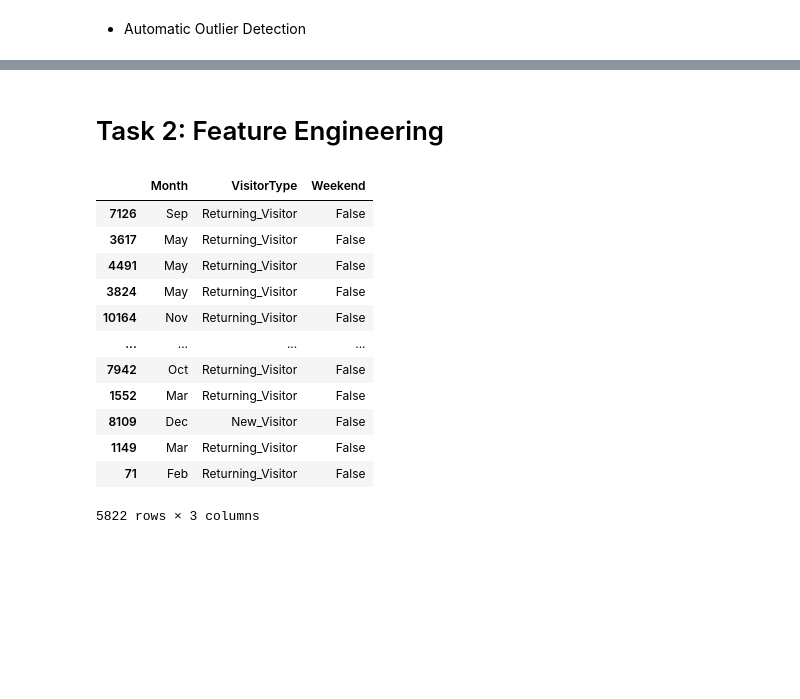
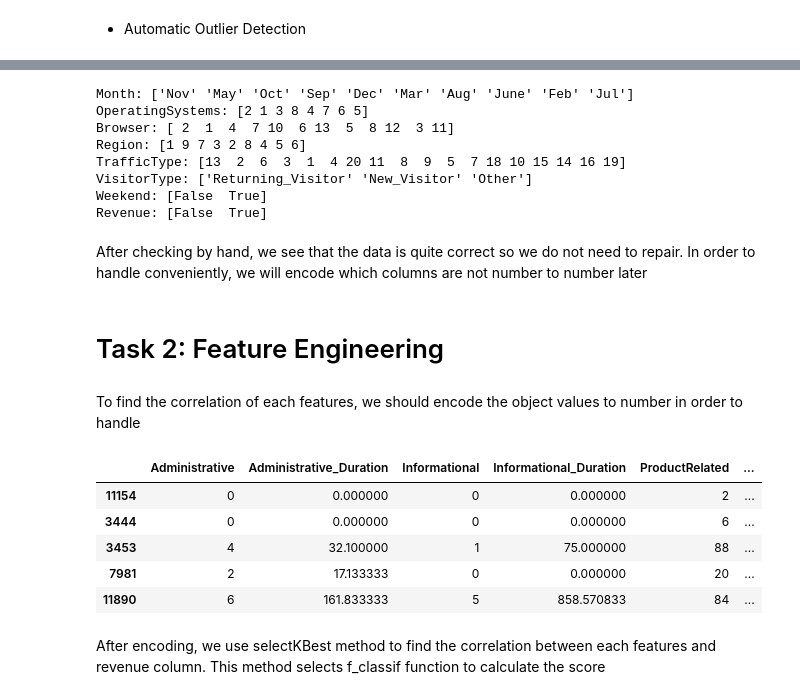
Before and after one commit to camphong24032002/Assignment3-PDS, a Jupyter notebook: Assignment3.ipynb, the cells around one changed output, grey strips where cells are left out. Drawn from its saved outputs; the diff is of its cells as text; code cells hidden in the pictures; blank space fills up the shorter version.

```diff
--- a/Assignment3.ipynb
+++ b/Assignment3.ipynb
@@ -224,0 +175,2 @@ Pipeline(steps=[('coladderdropper',
+# %%
+train_df.drop_duplicates(inplace=True)
@@ -225,18 +179,35 @@ Pipeline(steps=[('coladderdropper',
+# %%
+for col in cate_cols:
+    print(f'{col}: {train_df[col].unique()}')
+# %% [output]
+Month: ['Nov' 'May' 'Oct' 'Sep' 'Dec' 'Mar' 'Aug' 'June' 'Feb' 'Jul']
+OperatingSystems: [2 1 3 8 4 7 6 5]
+Browser: [ 2  1  4  7 10  6 13  5  8 12  3 11]
+Region: [1 9 7 3 2 8 4 5 6]
+TrafficType: [13  2  6  3  1  4 20 11  8  9  5  7 18 10 15 14 16 19]
+VisitorType: ['Returning_Visitor' 'New_Visitor' 'Other']
+Weekend: [False  True]
+Revenue: [False  True]
+# %% [markdown]
+After checking by hand, we see that the data is quite correct so we do not need to repair.
+In order to handle conveniently, we will encode which columns are not number to number later
 # %% [markdown]
 # Task 2: Feature Engineering
-# %%
-train_X_df[cate_cols].select_dtypes(['bool', 'object'])
-# %% [output]
-|  | Month | VisitorType | Weekend |
-| 7126 | Sep | Returning_Visitor | False |
-| 3617 | May | Returning_Visitor | False |
-| 4491 | May | Returning_Visitor | False |
-| 3824 | May | Returning_Visitor | False |
-| 10164 | Nov | Returning_Visitor | False |
-| ... | ... | ... | ... |
-| 7942 | Oct | Returning_Visitor | False |
-| 1552 | Mar | Returning_Visitor | False |
-| 8109 | Dec | New_Visitor | False |
-| 1149 | Mar | Returning_Visitor | False |
-| 71 | Feb | Returning_Visitor | False |
-5822 rows × 3 columns
+# %% [markdown]
+To find the correlation of each features, we should encode the object values to number in order to handle
+# %%
+encode_df = train_df.copy()
+LE = LabelEncoder()
+obj_cols = train_df.select_dtypes(['bool', 'object'])
+for col in obj_cols:
+    encode_df[col] = LE.fit_transform(encode_df[col])
+encode_df.head()
+# %% [output]
+|  | Administrative | Administrative_Duration | Informational | Informational_Duration | ProductRelated | ... |
+| 11154 | 0 | 0.000000 | 0 | 0.000000 | 2 | ... |
+| 3444 | 0 | 0.000000 | 0 | 0.000000 | 6 | ... |
+| 3453 | 4 | 32.100000 | 1 | 75.000000 | 88 | ... |
+| 7981 | 2 | 17.133333 | 0 | 0.000000 | 20 | ... |
+| 11890 | 6 | 161.833333 | 5 | 858.570833 | 84 | ... |
+# %% [markdown]
+After encoding, we use selectKBest method to find the correlation between each features and revenue column. This method selects f_classif function to calculate the score
```
Also changed, not shown: parts of 64 cells of this notebook.
